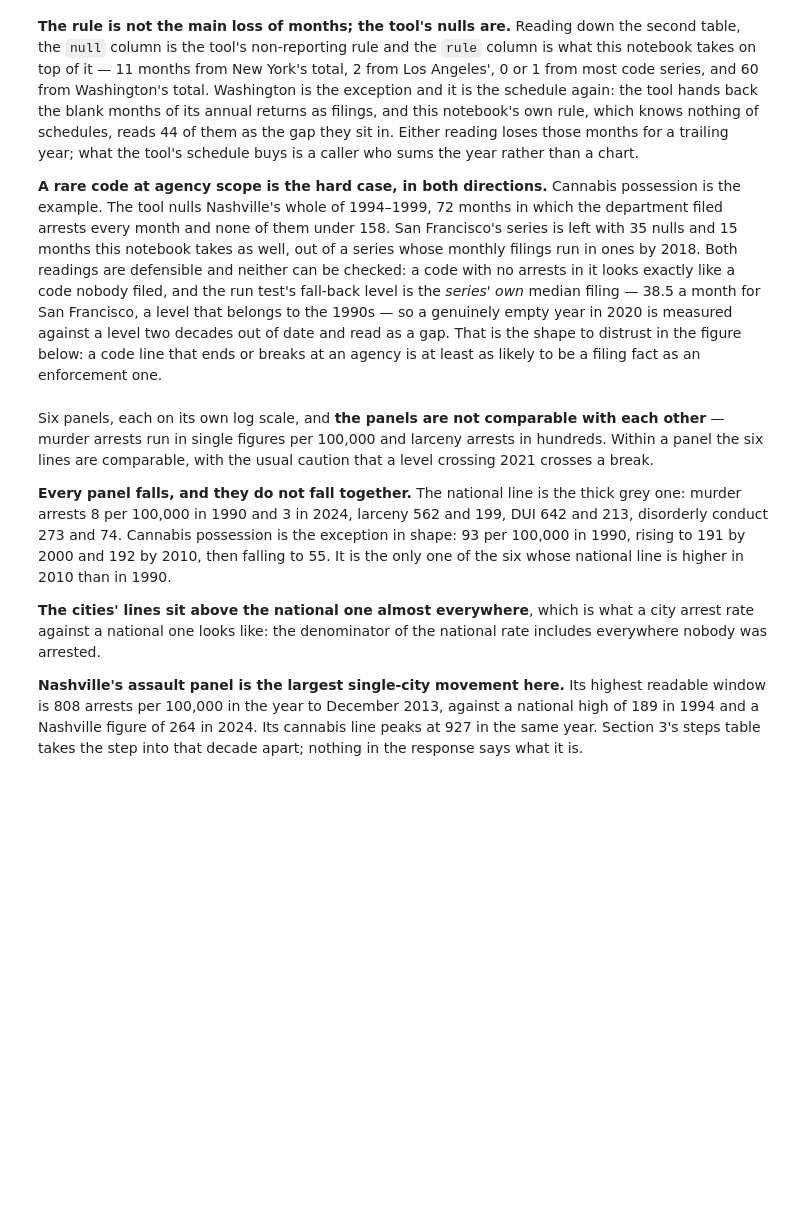
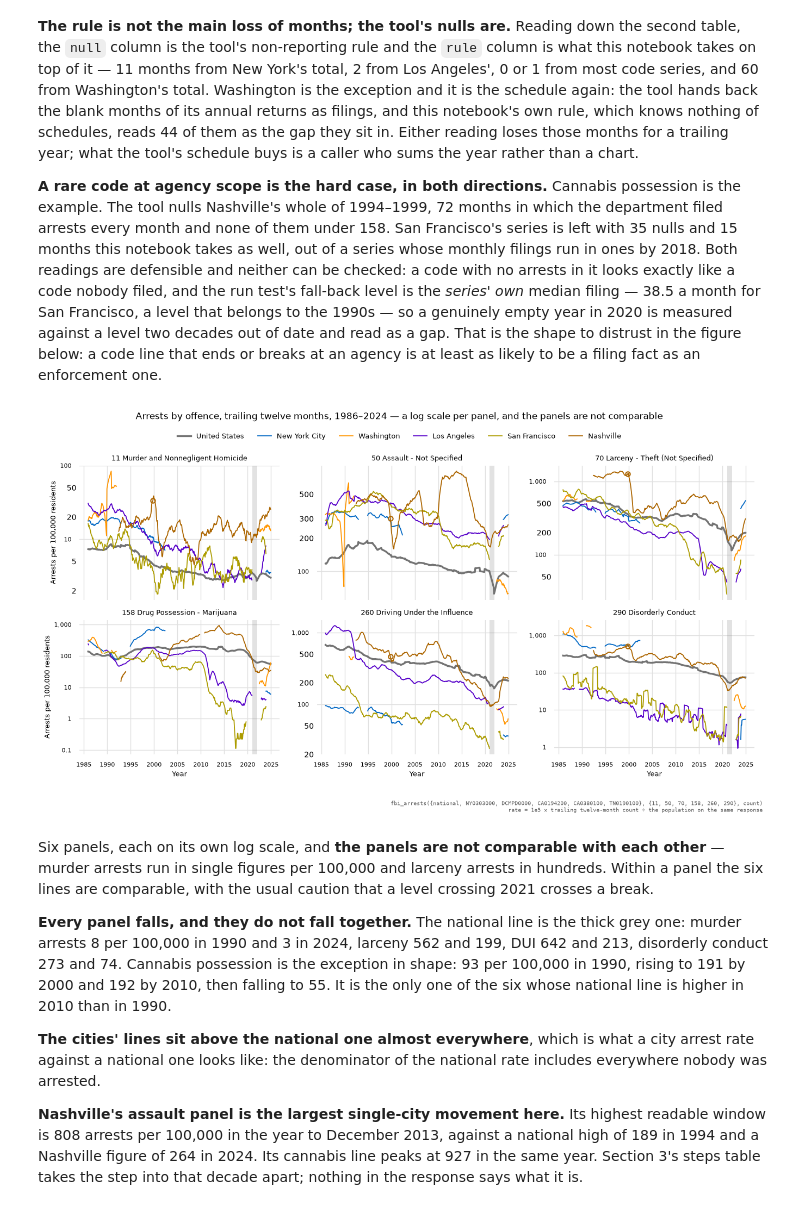
Before and after one commit to glyfish/meida, a Jupyter notebook: notebooks/fbi/enforcement.ipynb, the cells around one changed output. Cells and saved outputs as stored; diff of their text form; code cells hidden in the pictures; blank space fills up the shorter version.

```diff
--- a/notebooks/fbi/enforcement.ipynb
+++ b/notebooks/fbi/enforcement.ipynb
@@ -520,34 +571,36 @@ for code, axis in zip(CODES, axes.flat):
     # notation; a panel spanning three gets an unreadable ladder of them. So
     # the labels thin out as the panel's range widens.
     # A rate below one a year still has to read as a number: San Francisco's
     # cannabis-possession line reaches 0.3 per 100,000.
     ticks = FuncFormatter(lambda value, _: f"{value:,.0f}" if value >= 1 else f"{value:.2g}")
     axis.yaxis.set_major_formatter(ticks)
     low, high = axis.get_ylim()
     subs = (2, 3, 5) if high / low < 30 else (2, 5) if high / low < 300 else ()
     if subs:
         axis.yaxis.set_minor_locator(LogLocator(base=10, subs=subs, numticks=20))
         axis.yaxis.set_minor_formatter(ticks)
     else:
         axis.yaxis.set_minor_formatter(NullFormatter())
     axis.set_title(f"{code} {CODES[code]['name']}", fontsize=9.5)
     axis.tick_params(labelsize=8)
 for axis in axes[:, 0]:
     axis.set_ylabel("Arrests per 100,000 residents", fontsize=9)
 for axis in axes[1, :]:
     axis.set_xlabel("Year", fontsize=9)
 handles = axes[0, 0].get_lines()[:len(SCOPES)]
 figure.suptitle("Arrests by offence, trailing twelve months, 1986–2024 — a log scale per "
                 "panel, and the panels are not comparable", fontsize=12, y=0.99)
 # The legend under the title rather than at the foot, which the source stamp has.
-figure.legend(handles, [handle.get_label() for handle in handles], loc="upper center",
+figure.legend(handles, [str(handle.get_label()) for handle in handles], loc="upper center",
               bbox_to_anchor=(0.5, 0.955), ncols=len(SCOPES), fontsize=9, frameon=False)
 figure.tight_layout()
 figure.subplots_adjust(top=0.86)
 stamp_source("fbi_arrests({national, NY0303000, DCMPD0000, CA0194200, CA0380100, TN0190100}, "
              "{11, 50, 70, 158, 260, 290}, count)",
              "rate = 1e5 × trailing twelve-month count ÷ the population on the same response",
              figure=figure)
+# %% [output]
+[figure, added]
 # %% [markdown]
 Six panels, each on its own log scale, and **the panels are not comparable with
 each other** — murder arrests run in single figures per 100,000 and larceny
```
Also changed, not shown: parts of 13 cells of this notebook, 3 other files.
